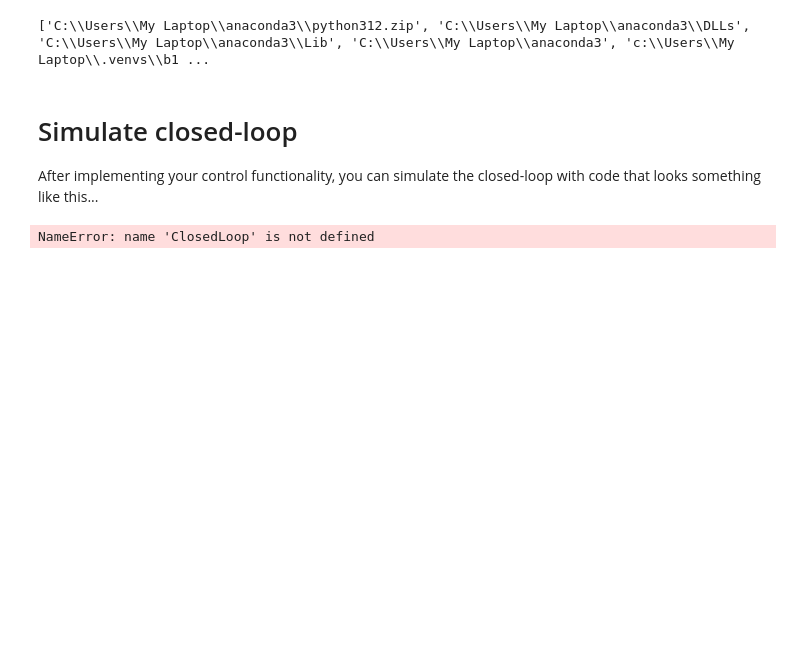
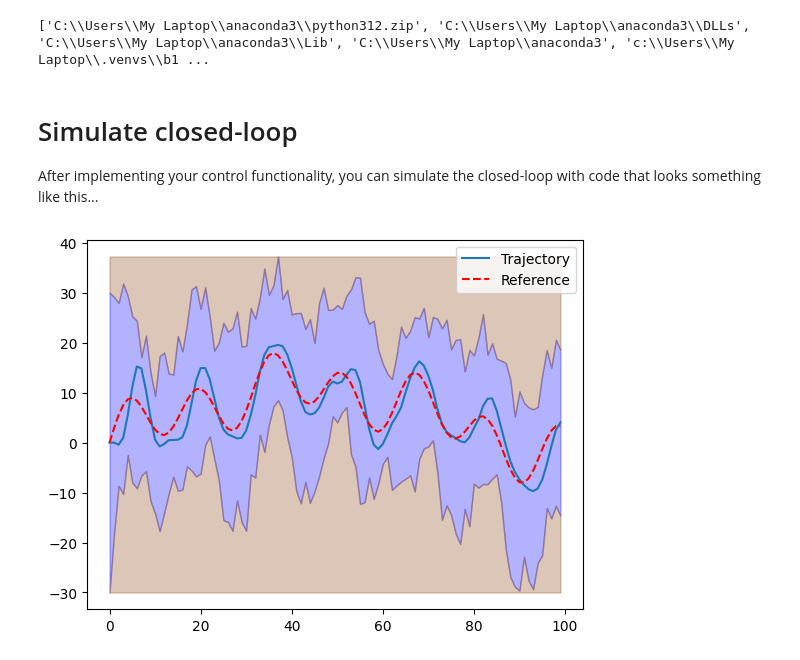
Before and after one commit to rsimpson30/b1-coding-practical-mt25, a Jupyter notebook: notebooks/demo.ipynb, the cells around one changed output. Cells and saved outputs as stored; diff of their text form; code cells hidden in the pictures; blank space fills up the shorter version.

Commit message:
Implemented PD control and tested in demo

```diff
--- a/notebooks/demo.ipynb
+++ b/notebooks/demo.ipynb
@@ -13,15 +13,17 @@ print(sys.path)
 After implementing your control functionality, you can simulate the closed-loop with code that looks something like this...
 # %%
 # Import relevant modules
-
 import uuv_mission as uuv
 
+# Setup a submarine and closed loop control system
 sub = uuv.Submarine()
-# Instantiate your controller (depending on your implementation)
+controller = uuv.Controller(0.15, 0.6) # PD control with K_p = 0.15, K_d = 0.6
 closed_loop = uuv.ClosedLoop(sub, controller)
-mission = uuv.Mission.from_csv("path/to/file") # You must implement this method in the Mission class
+# Load mission data
+mission = uuv.Mission.from_csv("../data/mission.csv")
 
+# Simulate with disturbance and plot result
 trajectory = closed_loop.simulate_with_random_disturbances(mission)
 trajectory.plot_completed_mission(mission)
 # %% [output]
-NameError: name 'ClosedLoop' is not defined
+[figure, added]
```
Also changed, not shown: 5 other files.
